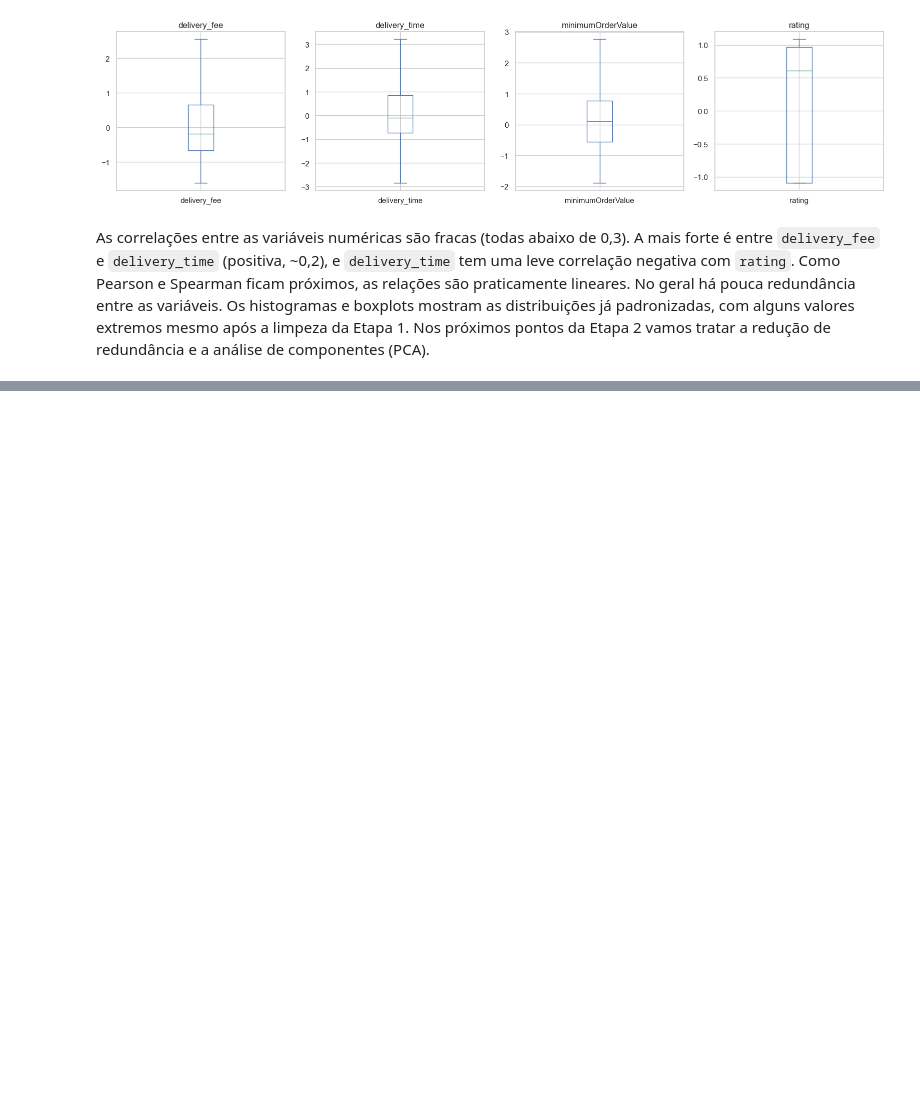
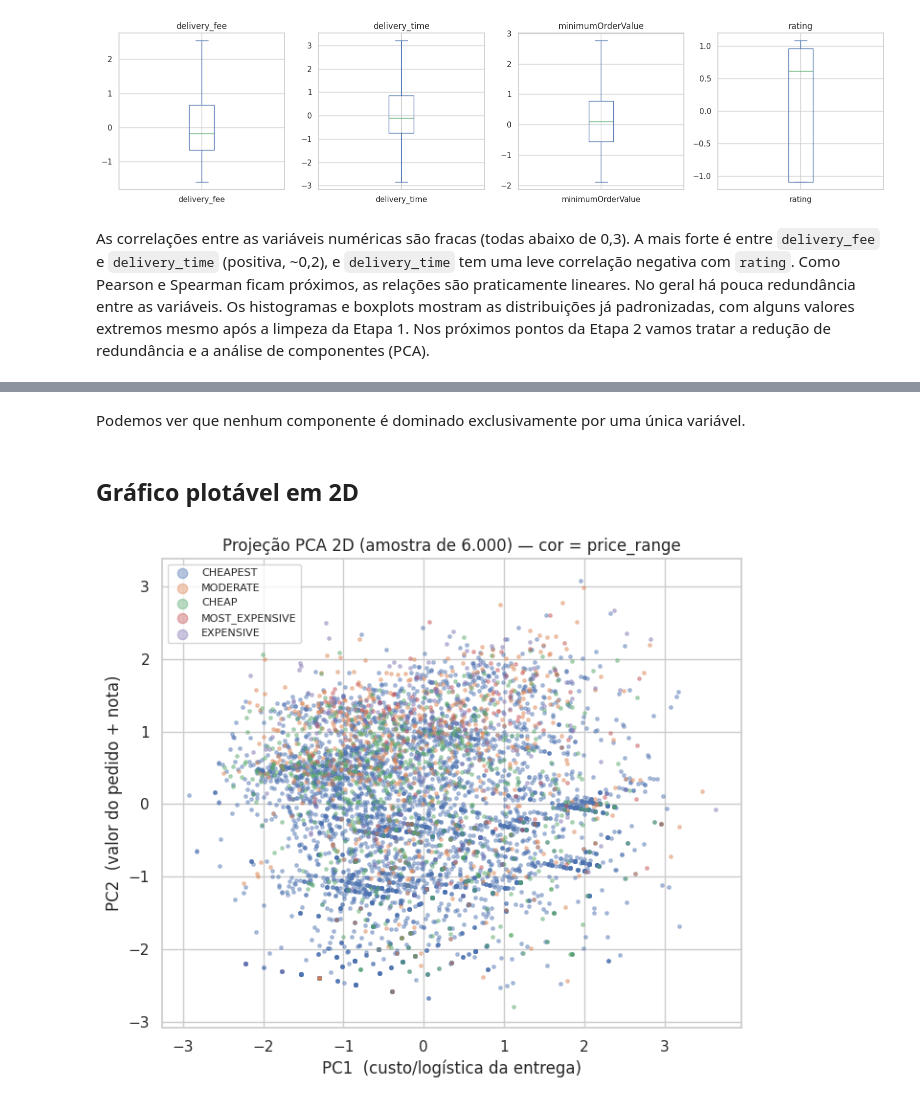
Before and after one commit to Tassara7/cd2-trabalho, a Jupyter notebook: notebooks/analise_exploratoria.ipynb, the cells around one changed output, grey strips where cells are left out. Cells and saved outputs as stored; diff of their text form; code cells hidden in the pictures; blank space fills up the shorter version.

```diff
--- a/notebooks/analise_exploratoria.ipynb
+++ b/notebooks/analise_exploratoria.ipynb
@@ -149,0 +208,22 @@ As correlações entre as variáveis numéricas são fracas (todas abaixo de 0,3
+# %% [markdown]
+Podemos ver que nenhum componente é dominado exclusivamente por uma única variável.
+# %% [markdown]
+## Gráfico plotável em  2D
+# %%
+proj = pca.transform(X)[:, :2]
+
+rng = np.random.default_rng(42)
+idx = rng.choice(len(df), size=6000, replace=False)
+
+fig, ax = plt.subplots(figsize=(7, 6))
+for faixa in df['price_range'].unique():
+    m = df['price_range'].values[idx] == faixa
+    ax.scatter(proj[idx][m, 0], proj[idx][m, 1], s=6, alpha=0.4, label=faixa)
+ax.set_xlabel('PC1  (custo/logística da entrega)')
+ax.set_ylabel('PC2  (valor do pedido + nota)')
+ax.set_title('Projeção PCA 2D (amostra de 6.000) — cor = price_range')
+ax.legend(markerscale=3, fontsize=8)
+plt.tight_layout()
+plt.show()
+# %% [output]
+[figure, added]
```
Also changed, not shown: parts of 11 cells of this notebook.
